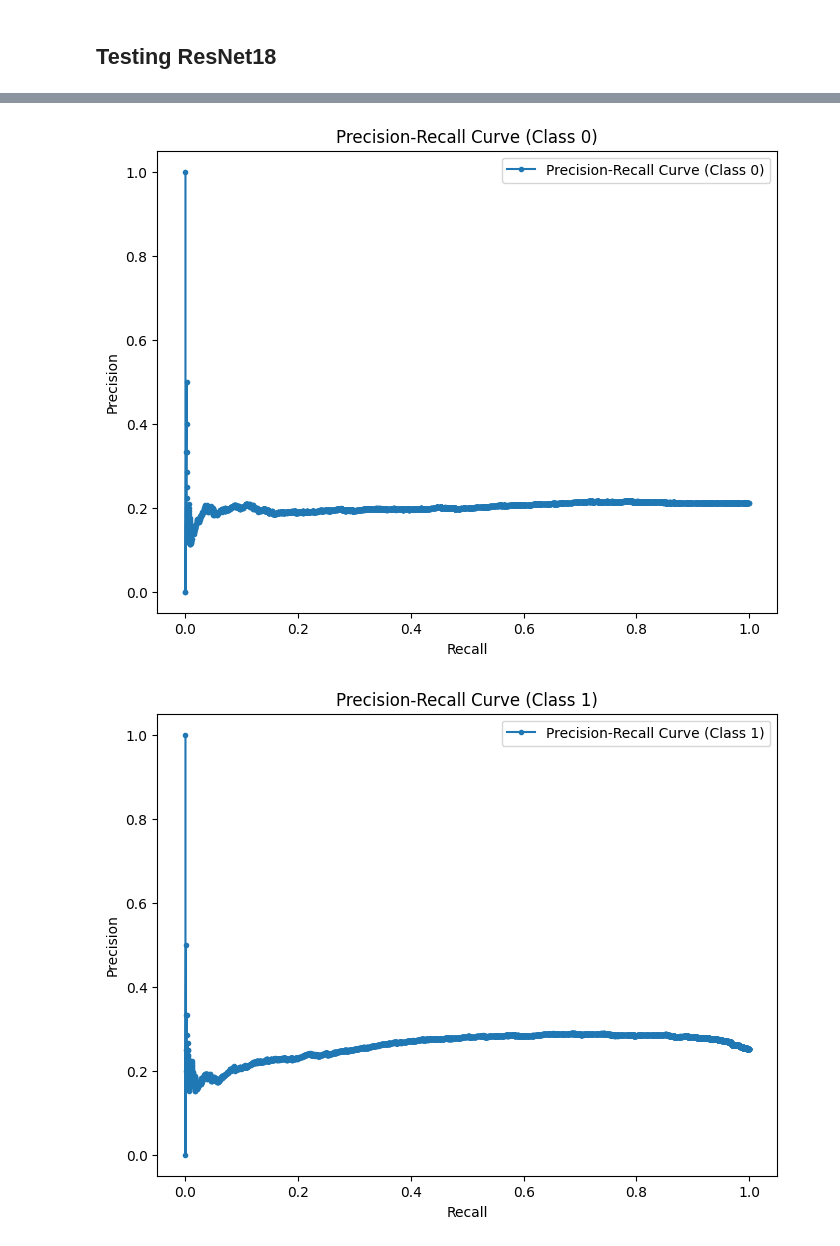
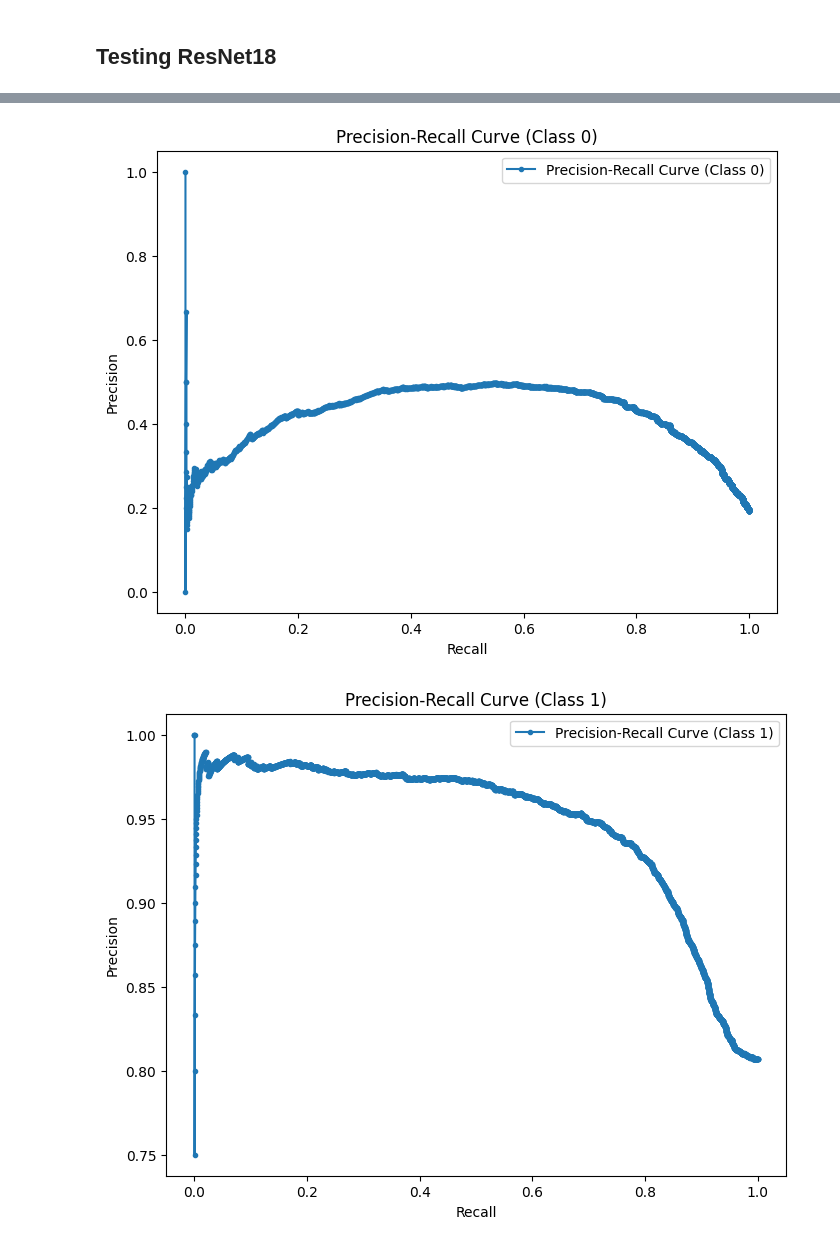
Before and after one commit to antoniopisu/UnderwaterSoundClassification, a Jupyter notebook: ResNet18_Binario.ipynb, the cells around one changed output, grey strips where cells are left out. Saved outputs shown, nothing was run; the diff lists cells and outputs as text; code cells hidden in the pictures.

Commit message:
Add files via upload
resnet binario

```diff
--- a/ResNet18_Binario.ipynb
+++ b/ResNet18_Binario.ipynb
@@ -330,7 +330,7 @@ import matplotlib.pyplot as plt
 import numpy as np
 
 # Configurazione dei percorsi
-dataset_dir = 'DatasetMulticlass'
+dataset_dir = 'DatasetBinario'
 weights_path = 'ResNet_saved_models_Binario/resnet18_finetuned.pth'
 metrics_path = 'ResNet_saved_models_Binario/training_metrics.csv'
 results_path = 'testing/ResNet_Binario.csv'
@@ -511,2 +511,2 @@ Test Loss: 1.6602 Acc: 0.3015 F1: 0.2571 Precision: 0.4588 Recall: 0.3015
-[figure, old version]
+[figure, new version]
-[figure, old version]
+[figure, new version]
```
Also changed, not shown: parts of 1 cell of this notebook.
